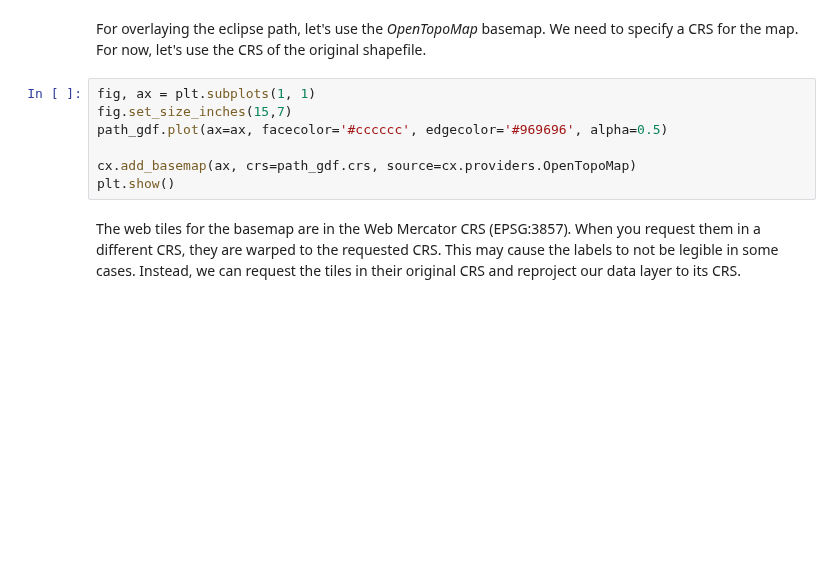
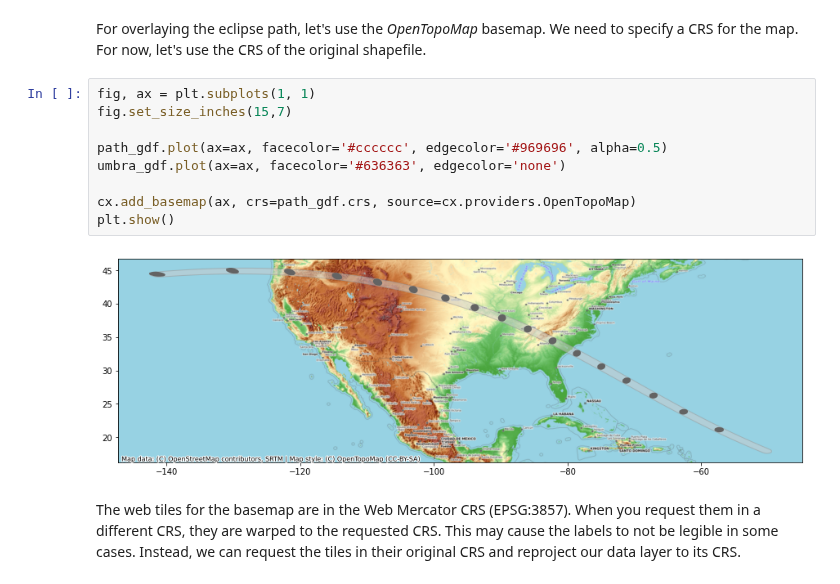
Before and after one commit to spatialthoughts/courses, a Jupyter notebook: code/python_dataviz/04_using_basemaps.ipynb, the cells around one changed output. Cells and saved outputs as stored; diff of their text form; blank space fills up the shorter version.

```diff
--- a/code/python_dataviz/04_using_basemaps.ipynb
+++ b/code/python_dataviz/04_using_basemaps.ipynb
@@ -32,10 +96,14 @@ For overlaying the eclipse path, let's use the *OpenTopoMap* basemap. We need to
 # %%
 fig, ax = plt.subplots(1, 1)
 fig.set_size_inches(15,7)
+
 path_gdf.plot(ax=ax, facecolor='#cccccc', edgecolor='#969696', alpha=0.5)
+umbra_gdf.plot(ax=ax, facecolor='#636363', edgecolor='none')
 
 cx.add_basemap(ax, crs=path_gdf.crs, source=cx.providers.OpenTopoMap)
 plt.show()
+# %% [output]
+[figure, added]
 # %% [markdown]
 The web tiles for the basemap are in the Web Mercator CRS (EPSG:3857). When you request them in a different CRS, they are warped to the requested CRS. This may cause the labels to not be legible in some cases. Instead, we can request the tiles in their original CRS and reproject our data layer to its CRS.
 # %%
```
Also changed, not shown: parts of 18 cells of this notebook.
